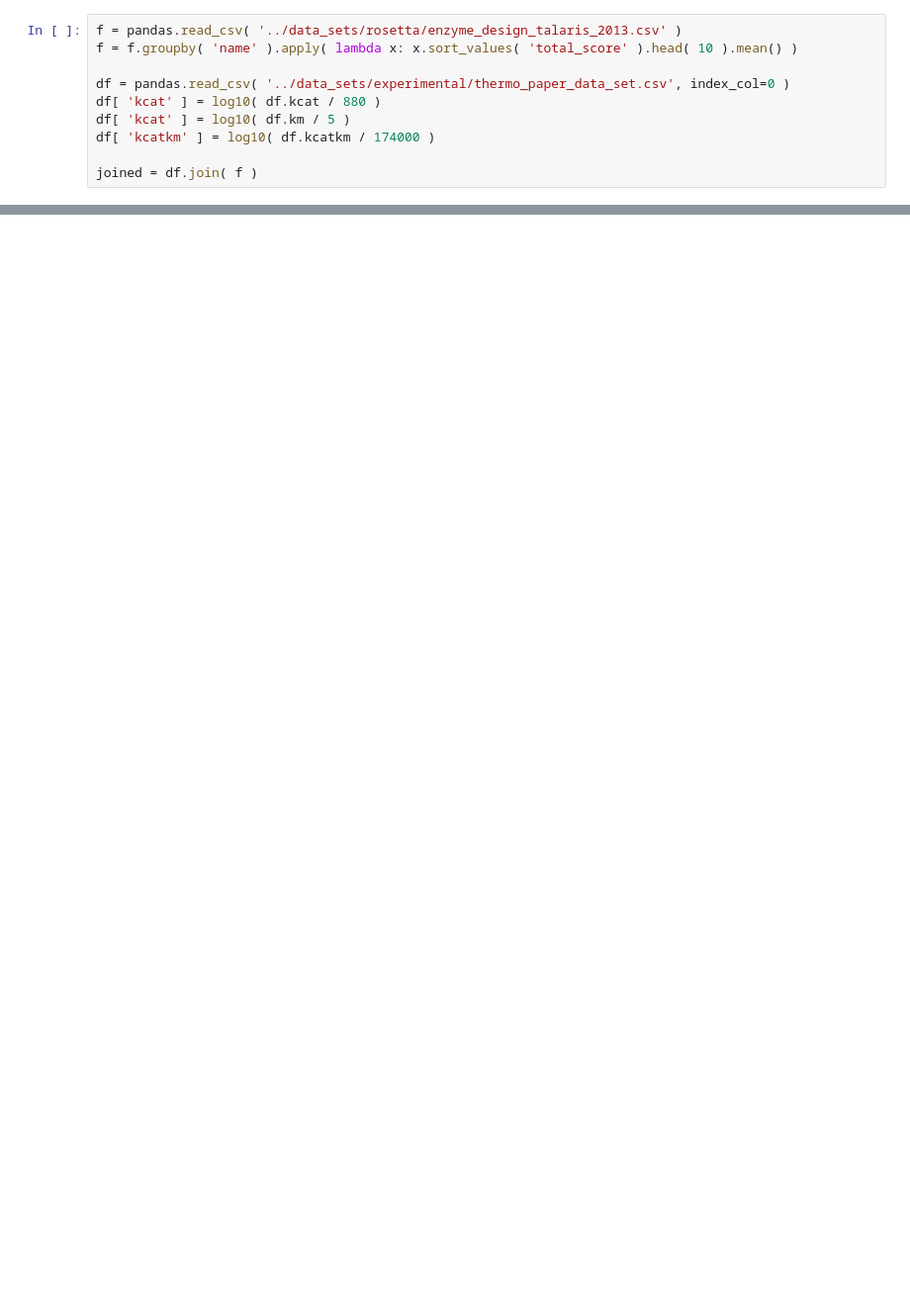
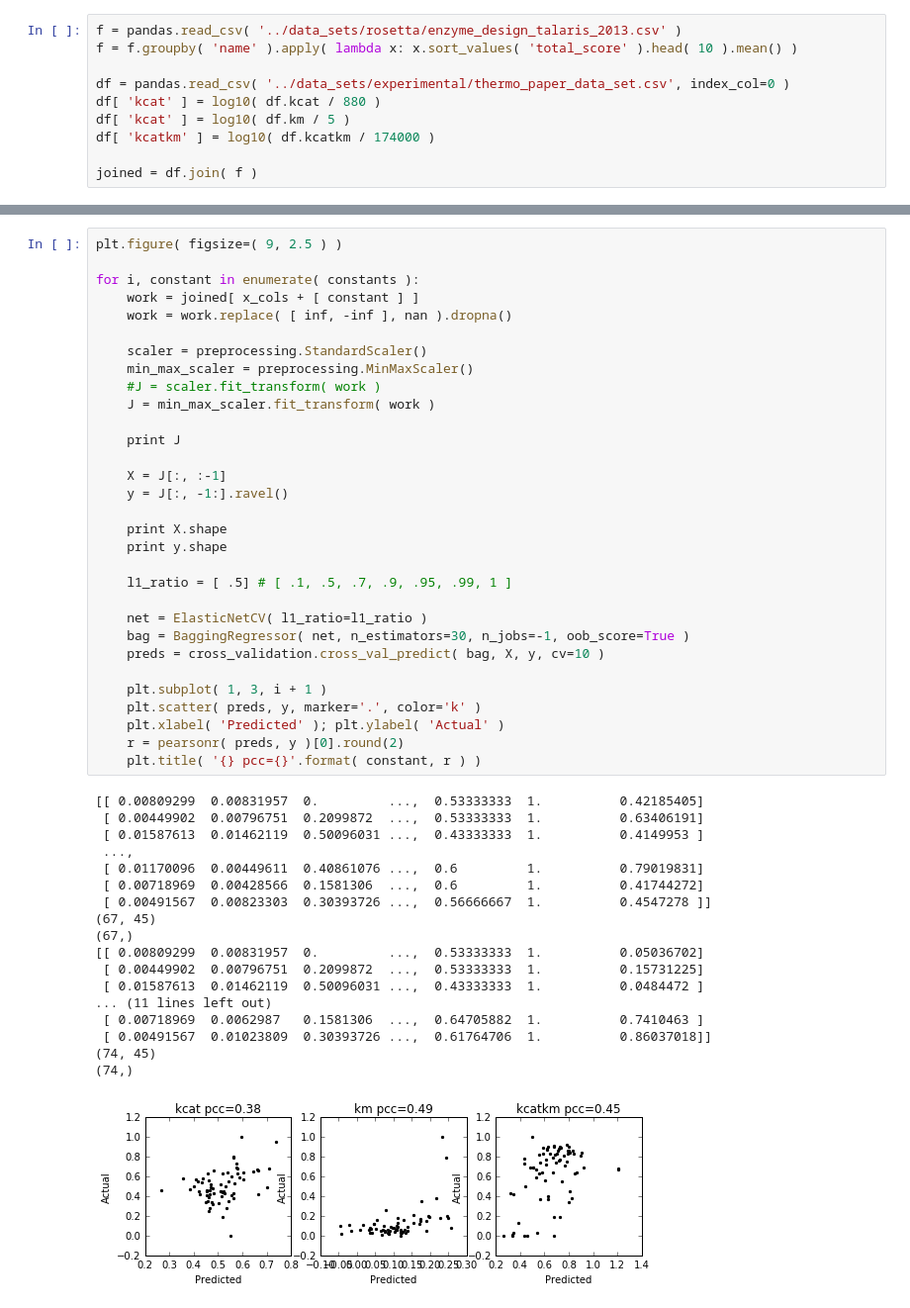
Before and after one commit to dacarlin/bagel-benchmark, a Jupyter notebook: machine_learning/elastic_net_kinetic_constants.ipynb, the cells around one changed output, grey strips where cells are left out. Shown: that part at 99% size. Cells and saved outputs as stored; diff of their text form; blank space fills up the shorter version.

```diff
--- a/machine_learning/elastic_net_kinetic_constants.ipynb
+++ b/machine_learning/elastic_net_kinetic_constants.ipynb
@@ -44,0 +66,50 @@ x_cols = [
+# %%
+plt.figure( figsize=( 9, 2.5 ) )
+
+for i, constant in enumerate( constants ):
+    work = joined[ x_cols + [ constant ] ]
+    work = work.replace( [ inf, -inf ], nan ).dropna()
+
+    scaler = preprocessing.StandardScaler()
+    min_max_scaler = preprocessing.MinMaxScaler()
+    #J = scaler.fit_transform( work )
+    J = min_max_scaler.fit_transform( work )
+
+    print J
+
+    X = J[:, :-1]
+    y = J[:, -1:].ravel()
+
+    print X.shape
+    print y.shape
+
+    l1_ratio = [ .5] # [ .1, .5, .7, .9, .95, .99, 1 ]
+
+    net = ElasticNetCV( l1_ratio=l1_ratio )
+    bag = BaggingRegressor( net, n_estimators=30, n_jobs=-1, oob_score=True )
+    preds = cross_validation.cross_val_predict( bag, X, y, cv=10 )
+
+    plt.subplot( 1, 3, i + 1 )
+    plt.scatter( preds, y, marker='.', color='k' )
+    plt.xlabel( 'Predicted' ); plt.ylabel( 'Actual' )
+    r = pearsonr( preds, y )[0].round(2)
+    plt.title( '{} pcc={}'.format( constant, r ) )
+# %% [output]
+[[ 0.00809299  0.00831957  0.         ...,  0.53333333  1.          0.42185405]
+ [ 0.00449902  0.00796751  0.2099872  ...,  0.53333333  1.          0.63406191]
+ [ 0.01587613  0.01462119  0.50096031 ...,  0.43333333  1.          0.4149953 ]
+ ...,
+ [ 0.01170096  0.00449611  0.40861076 ...,  0.6         1.          0.79019831]
+ [ 0.00718969  0.00428566  0.1581306  ...,  0.6         1.          0.41744272]
+ [ 0.00491567  0.00823303  0.30393726 ...,  0.56666667  1.          0.4547278 ]]
+(67, 45)
+(67,)
+[[ 0.00809299  0.00831957  0.         ...,  0.53333333  1.          0.05036702]
+ [ 0.00449902  0.00796751  0.2099872  ...,  0.53333333  1.          0.15731225]
+ [ 0.01587613  0.01462119  0.50096031 ...,  0.43333333  1.          0.0484472 ]
+... (11 lines left out)
+ [ 0.00718969  0.0062987   0.1581306  ...,  0.64705882  1.          0.7410463 ]
+ [ 0.00491567  0.01023809  0.30393726 ...,  0.61764706  1.          0.86037018]]
+(74, 45)
+(74,)
+[figure, added]
```
Also changed, not shown: parts of 9 cells of this notebook, 51 other files.
